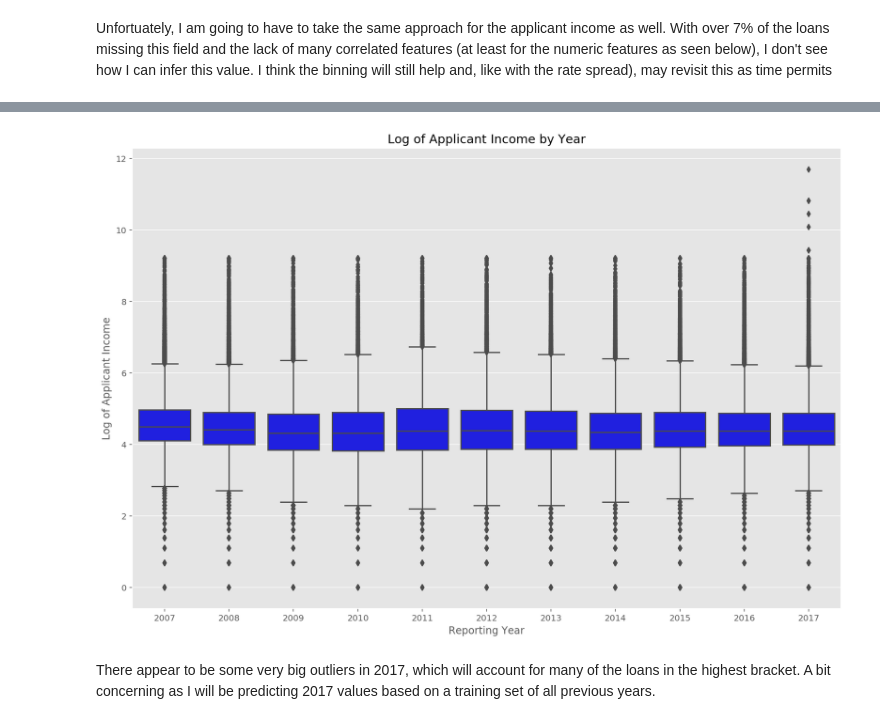
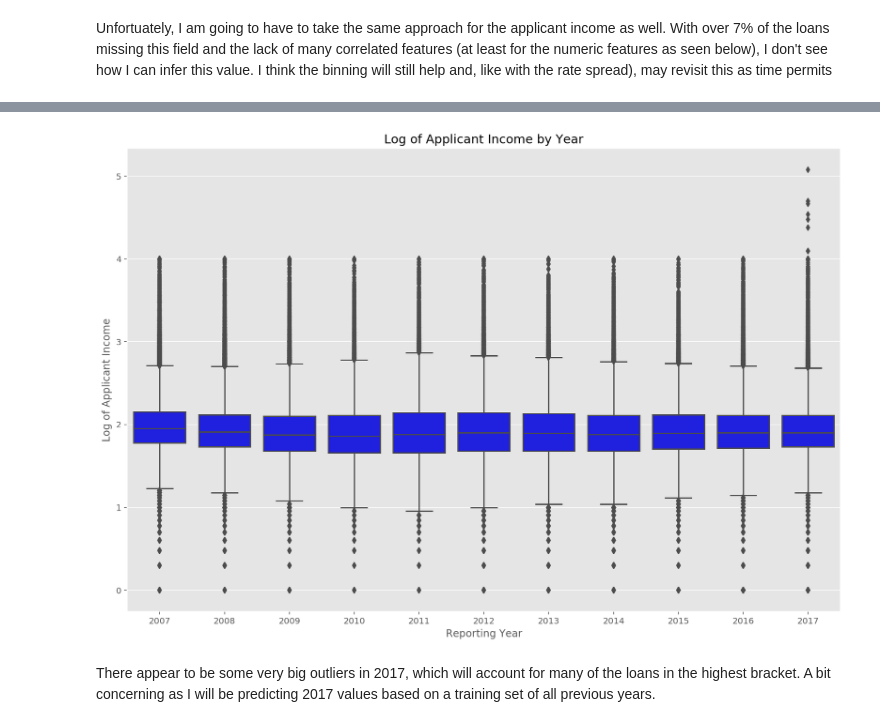
Before and after one commit to joedorfman/HMDA_Project, a Jupyter notebook: HMDA_Miami_Dade_County_Project.ipynb, the cells around one changed output, grey strips where cells are left out. Saved outputs shown, nothing was run; the diff lists cells and outputs as text; code cells hidden in the pictures.

Commit message:
fixed income by year plot

```diff
--- a/HMDA_Miami_Dade_County_Project.ipynb
+++ b/HMDA_Miami_Dade_County_Project.ipynb
@@ -398,12 +398,12 @@ minority_population              -0.208757
 Name: applicant_income_000s, dtype: float64
 # %%
 plt.figure(figsize=(15, 10))
-ax = sns.boxplot(x='as_of_year', y=np.log(df['applicant_income_000s']), data=df, color='b')
+ax = sns.boxplot(x='as_of_year', y=np.log10(df['applicant_income_000s']), data=df, color='b')
 plt.title('Log of Applicant Income by Year')
 ax.set_xlabel('Reporting Year')
 ax.set_ylabel('Log of Applicant Income');
 # %% [output]
-[figure, old version]
+[figure, new version]
 # %% [markdown]
 There appear to be some very big outliers in 2017, which will account for many of the loans in the highest bracket. A bit concerning as I will be predicting 2017 values based on a training set of all previous years.
 # %%
```
